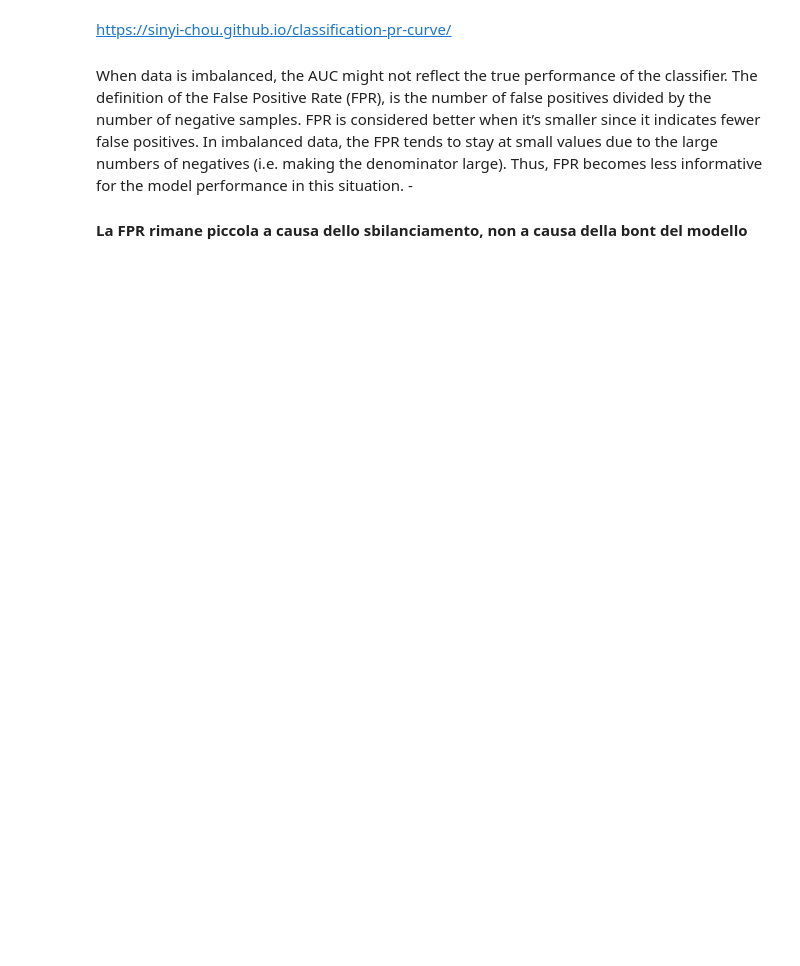
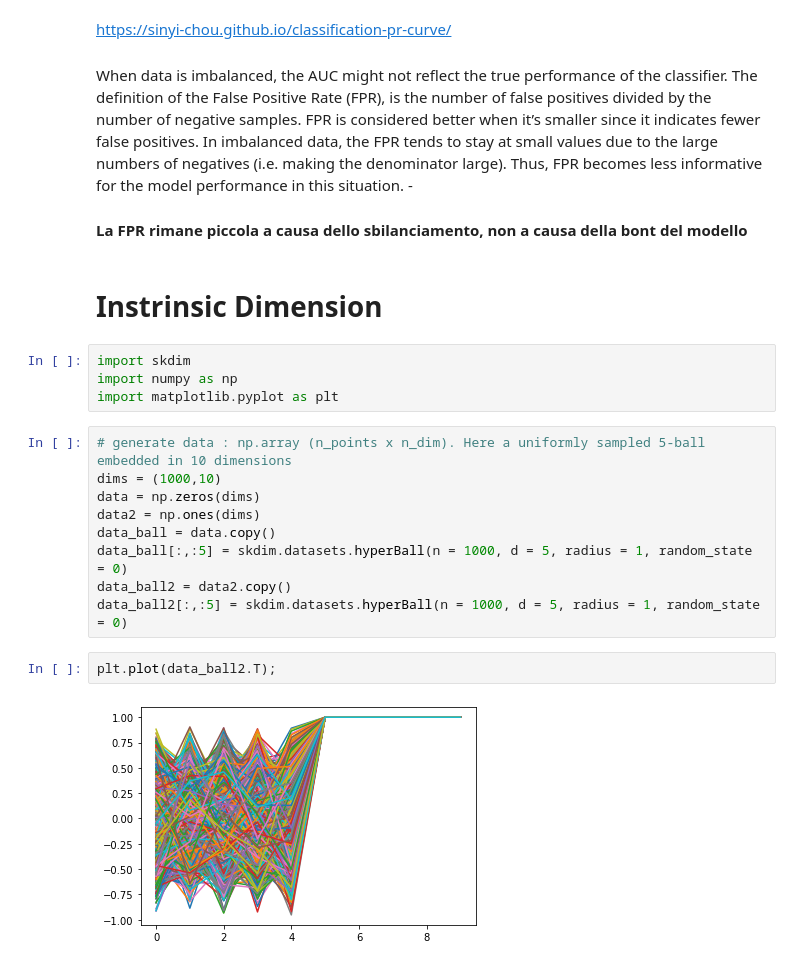
Before and after one commit to dandarm/Embednet, a Jupyter notebook: Utils.ipynb, the cells around one changed output. Saved outputs shown, nothing was run; the diff lists cells and outputs as text; blank space fills up the shorter version.

Commit message:
recupero calcolo intrinsic dimension

```diff
--- a/Utils.ipynb
+++ b/Utils.ipynb
@@ -22,3 +22,22 @@ https://sinyi-chou.github.io/classification-pr-curve/
 
 When data is imbalanced, the AUC might not reflect the true performance of the classifier. The definition of the False Positive Rate (FPR), is the number of false positives divided by the number of negative samples. FPR is considered better when it’s smaller since it indicates fewer false positives. In imbalanced data, the FPR tends to stay at small values due to the large numbers of negatives (i.e. making the denominator large). Thus, FPR becomes less informative for the model performance in this situation.  -
 #### La FPR rimane piccola a causa dello sbilanciamento, non a causa della bont del modello
+# %% [markdown]
+# Instrinsic Dimension
+# %%
+import skdim
+import numpy as np
+import matplotlib.pyplot as plt
+# %%
+# generate data : np.array (n_points x n_dim). Here a uniformly sampled 5-ball embedded in 10 dimensions
+dims = (1000,10)
+data = np.zeros(dims)
+data2 = np.ones(dims)
+data_ball = data.copy()
+data_ball[:,:5] = skdim.datasets.hyperBall(n = 1000, d = 5, radius = 1, random_state = 0)
+data_ball2 = data2.copy()
+data_ball2[:,:5] = skdim.datasets.hyperBall(n = 1000, d = 5, radius = 1, random_state = 0)
+# %%
+plt.plot(data_ball2.T);
+# %% [output]
+[figure, added]
```
Also changed, not shown: parts of 8 cells of this notebook, 9 other files.
